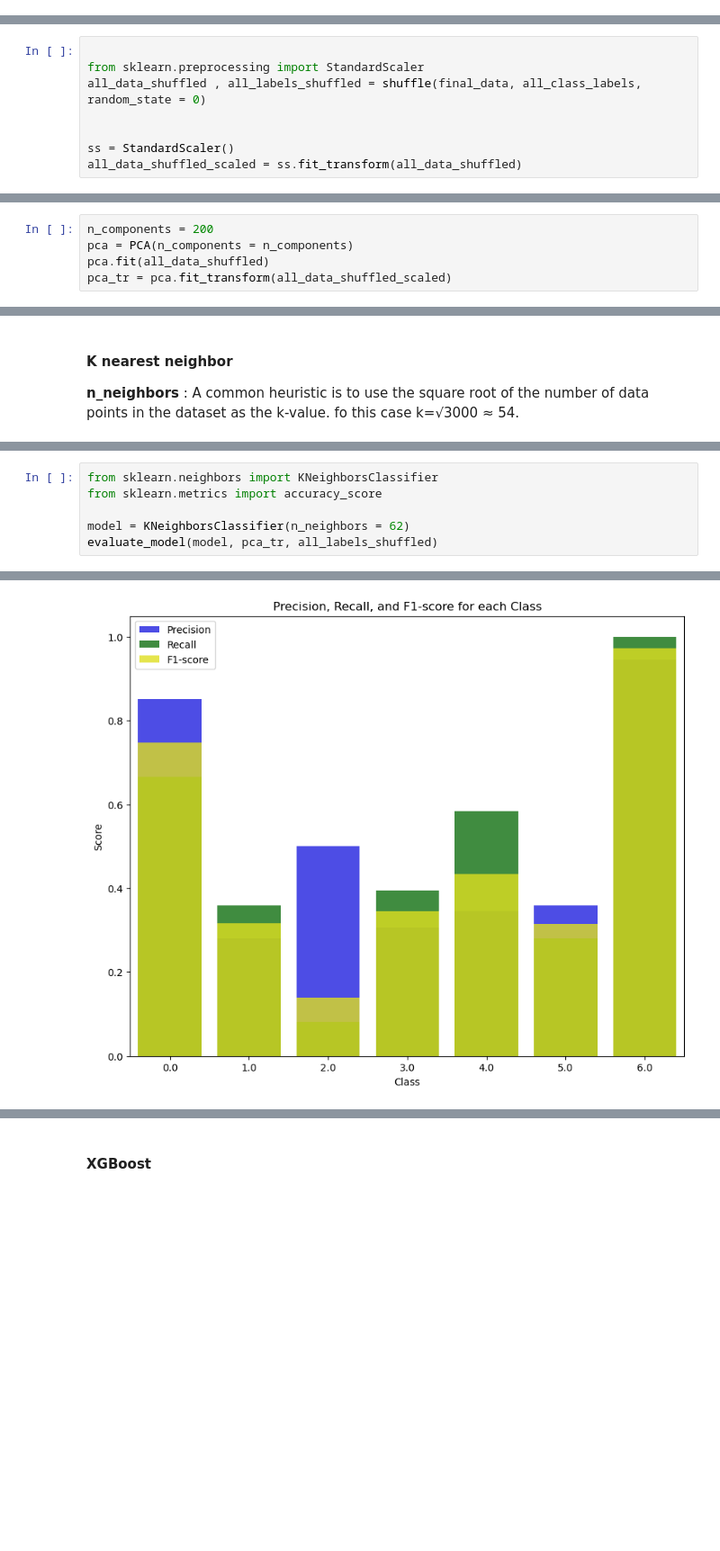
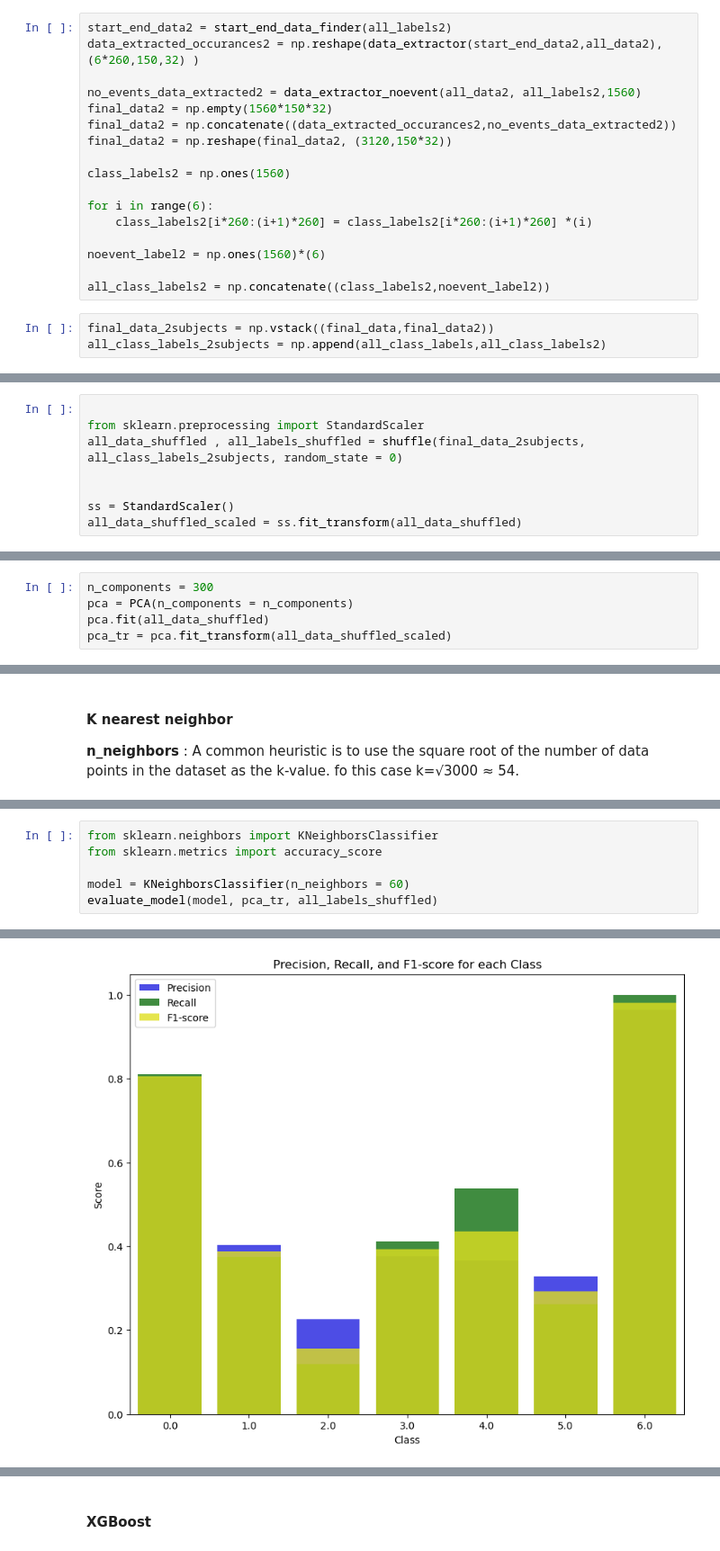
Before and after one commit to AmirMohammadiKarbalaei/Kaggle-Grasp-and-Lift-EEG-Detection, a Jupyter notebook: eeg_signals_analysis.ipynb, the cells around one changed output, grey strips where cells are left out. Shown at 90% size. Saved outputs shown, nothing was run; the diff lists cells and outputs as text; blank space fills up the shorter version.

Commit message:
using 2 subjects data for analysis

```diff
--- a/eeg_signals_analysis.ipynb
+++ b/eeg_signals_analysis.ipynb
@@ -68,12 +101,32 @@ for i in range(6):
 noevent_label = np.ones(1560)*(6)
 
 all_class_labels = np.concatenate((class_labels,noevent_label))
+# %%
+start_end_data2 = start_end_data_finder(all_labels2)
+data_extracted_occurances2 = np.reshape(data_extractor(start_end_data2,all_data2),(6*260,150,32) )
+
+no_events_data_extracted2 = data_extractor_noevent(all_data2, all_labels2,1560)
+final_data2 = np.empty(1560*150*32)
+final_data2 = np.concatenate((data_extracted_occurances2,no_events_data_extracted2))
+final_data2 = np.reshape(final_data2, (3120,150*32))
+
+class_labels2 = np.ones(1560)
+
+for i in range(6):
+    class_labels2[i*260:(i+1)*260] = class_labels2[i*260:(i+1)*260] *(i)
+
+noevent_label2 = np.ones(1560)*(6)
+
+all_class_labels2 = np.concatenate((class_labels2,noevent_label2))
+# %%
+final_data_2subjects = np.vstack((final_data,final_data2))
+all_class_labels_2subjects = np.append(all_class_labels,all_class_labels2)
 # %% [markdown]
 #### Scaling and Shuffling
 # %%
 
 from sklearn.preprocessing import StandardScaler
-all_data_shuffled , all_labels_shuffled = shuffle(final_data, all_class_labels, random_state = 0)
+all_data_shuffled , all_labels_shuffled = shuffle(final_data_2subjects, all_class_labels_2subjects, random_state = 0)
 
 
 ss = StandardScaler()
@@ -100,5 +153,5 @@ plt.show()
 # %%
-n_components = 200
+n_components = 300
 pca = PCA(n_components = n_components)
 pca.fit(all_data_shuffled)
 pca_tr = pca.fit_transform(all_data_shuffled_scaled)
@@ -221,6 +274,6 @@ plt.show()
 from sklearn.neighbors import KNeighborsClassifier
 from sklearn.metrics import accuracy_score
 
-model = KNeighborsClassifier(n_neighbors = 62)
+model = KNeighborsClassifier(n_neighbors = 60)
 evaluate_model(model, pca_tr, all_labels_shuffled)
 # %% [output]
@@ -229,4 +282,4 @@ Accuracy: 0.6987179487179487
-[figure, old version]
+[figure, new version]
 Classification Report:
               precision    recall  f1-score   support
 
```
Also changed, not shown: parts of 8 cells of this notebook, 1 other file.
